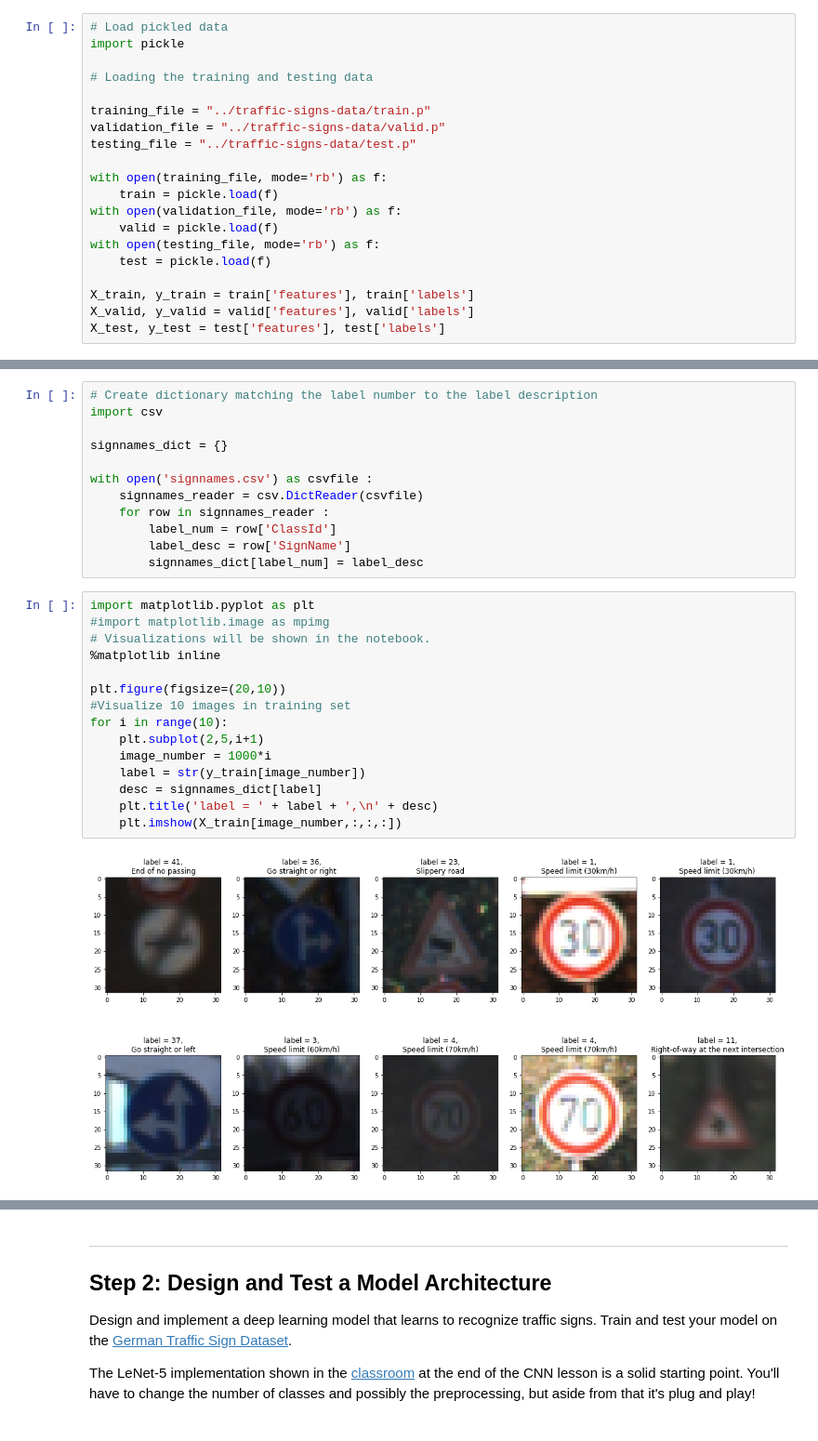
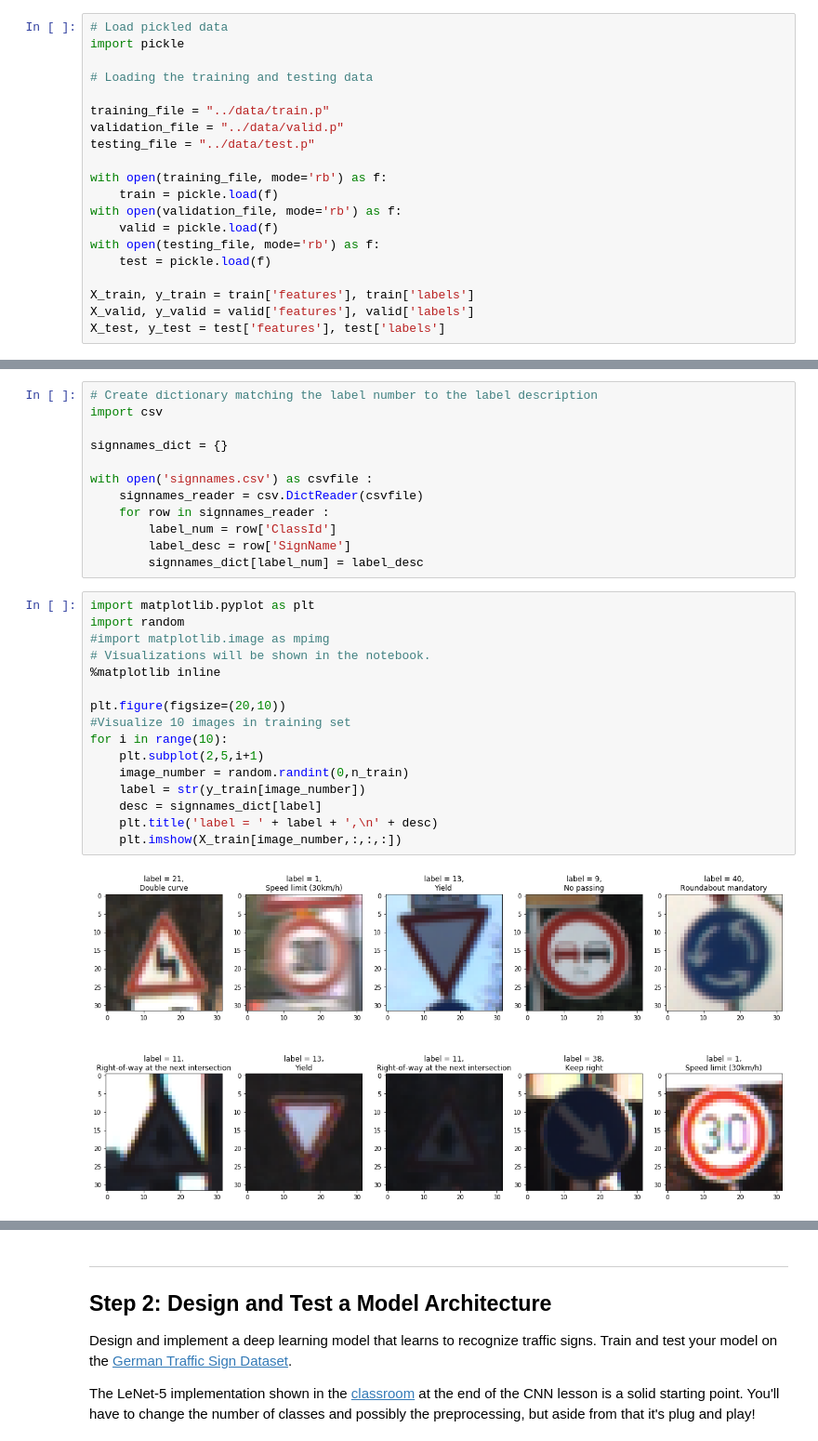
Before and after one commit to CBraeuninger/traffic_sign_classifier, a Jupyter notebook: Traffic_Sign_Classifier.ipynb, the cells around one changed output, grey strips where cells are left out. Shown at 93% size. Cells and saved outputs as stored; diff of their text form.

```diff
--- a/Traffic_Sign_Classifier.ipynb
+++ b/Traffic_Sign_Classifier.ipynb
@@ -25,9 +25,9 @@ import pickle
 
 # Loading the training and testing data
 
-training_file = "../traffic-signs-data/train.p"
-validation_file = "../traffic-signs-data/valid.p"
-testing_file = "../traffic-signs-data/test.p"
+training_file = "../data/train.p"
+validation_file = "../data/valid.p"
+testing_file = "../data/test.p"
 
 with open(training_file, mode='rb') as f:
     train = pickle.load(f)
@@ -106,21 +106,22 @@ with open('signnames.csv') as csvfile :
         signnames_dict[label_num] = label_desc
 # %%
 import matplotlib.pyplot as plt
+import random
 #import matplotlib.image as mpimg
 # Visualizations will be shown in the notebook.
 %matplotlib inline
 
 plt.figure(figsize=(20,10))
 #Visualize 10 images in training set
 for i in range(10):
     plt.subplot(2,5,i+1)
-    image_number = 1000*i
+    image_number = random.randint(0,n_train)
     label = str(y_train[image_number])
     desc = signnames_dict[label]
     plt.title('label = ' + label + ',\n' + desc)
     plt.imshow(X_train[image_number,:,:,:])
 # %% [output]
-[figure, old version]
+[figure, new version]
 # %%
 # create histogram to see how often each label occurs in the training data
 
```
Also changed, not shown: parts of 22 cells of this notebook.
